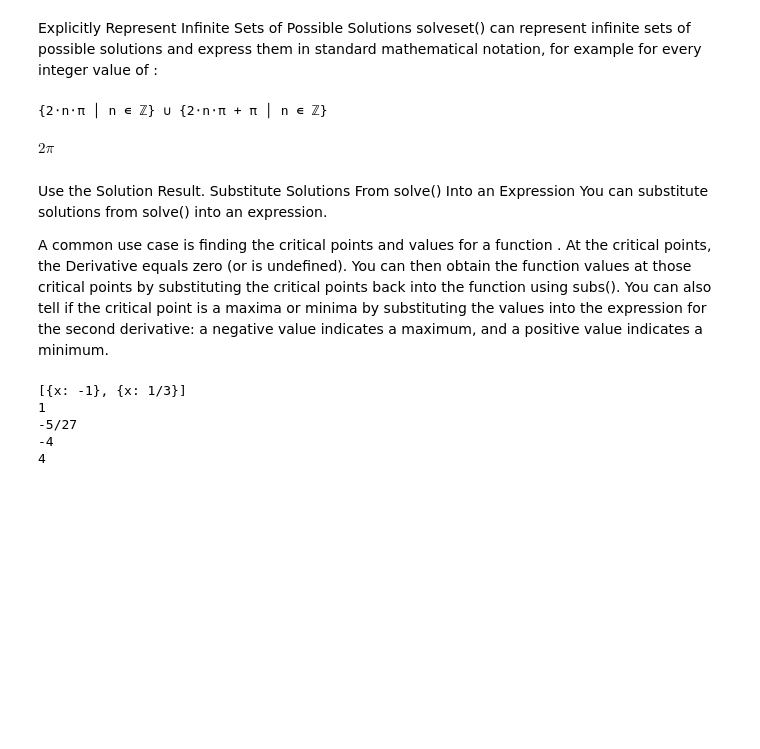
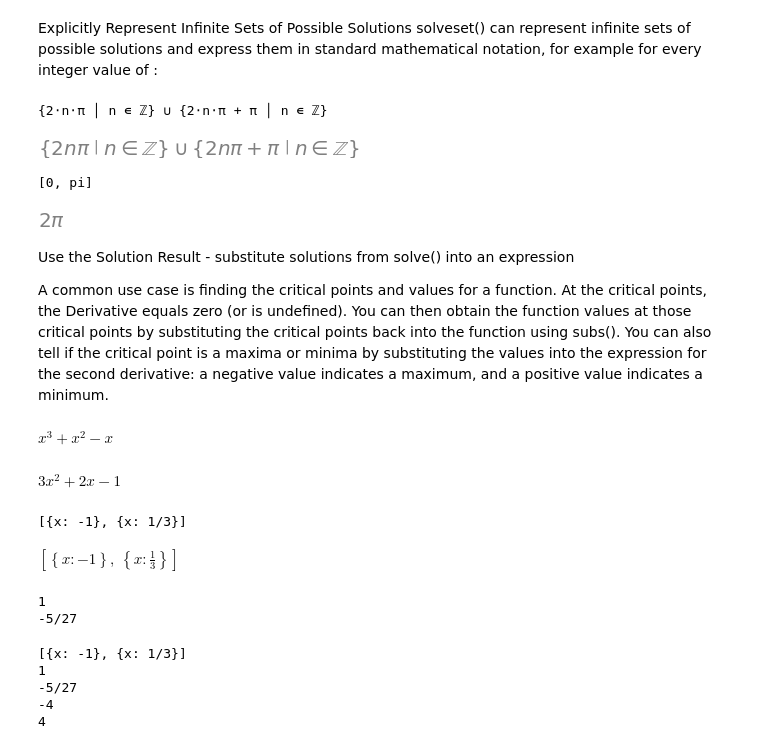
Before and after one commit to raywkhon/PyAstro, a Jupyter notebook: SymPy1.ipynb, the cells around one changed output. Saved outputs shown, nothing was run; the diff lists cells and outputs as text; code cells hidden in the pictures; blank space fills up the shorter version.

```diff
--- a/SymPy1.ipynb
+++ b/SymPy1.ipynb
@@ -88,13 +131,14 @@ $\displaystyle \emptyset$
 Explicitly Represent Infinite Sets of Possible Solutions
 solveset() can represent infinite sets of possible solutions and express them in standard mathematical notation, for example  for every integer value of :
 # %%
-
 from sympy import pprint, sin, solveset
 from sympy.abc import x
 solution = solveset(sin(x), x)
 pprint(solution)
+solution
 # %% [output]
 {2⋅n⋅π │ n ∊ ℤ} ∪ {2⋅n⋅π + π │ n ∊ ℤ}
+[figure, added]
 # %%
 
 # However, solve() will return only a finite number of solutions: solve() tries to return just enough solutions so that all (infinitely many) solutions can generated from the returned solutions by adding integer multiples of the periodicity() of the equation
@@ -103,15 +147,41 @@ from sympy import sin, solve
 from sympy.calculus.util import periodicity
 from sympy.abc import x
 f = sin(x)
-solve(f, x)
+print(solve(f, x))
 periodicity(f, x)
 # %% [output]
-$\displaystyle 2 \pi$
+[0, pi]
+[figure, added]
 # %% [markdown]
-Use the Solution Result. Substitute Solutions From solve() Into an Expression
-You can substitute solutions from solve() into an expression.
+Use the Solution Result - substitute solutions from solve() into an expression
 
-A common use case is finding the critical points and values for a function . At the critical points, the Derivative equals zero (or is undefined). You can then obtain the function values at those critical points by substituting the critical points back into the function using subs(). You can also tell if the critical point is a maxima or minima by substituting the values into the expression for the second derivative: a negative value indicates a maximum, and a positive value indicates a minimum.
+A common use case is finding the critical points and values for a function. At the critical points, the Derivative equals zero (or is undefined). You can then obtain the function values at those critical points by substituting the critical points back into the function using subs(). You can also tell if the critical point is a maxima or minima by substituting the values into the expression for the second derivative: a negative value indicates a maximum, and a positive value indicates a minimum.
+# %%
+from sympy.abc import x
+from sympy import solve, diff
+f = x**3 + x**2 - x
+f
+# %% [output]
+$\displaystyle x^{3} + x^{2} - x$
+# %%
+derivative = diff(f, x)
+derivative
+# %% [output]
+$\displaystyle 3 x^{2} + 2 x - 1$
+# %%
+critical_points = solve(derivative, x, dict=True)
+print(critical_points)
+critical_points
+# %% [output]
+[{x: -1}, {x: 1/3}]
+$\displaystyle \left[ \left\{ x : -1\right\}, \  \left\{ x : \frac{1}{3}\right\}\right]$
+# %%
+point1, point2 = critical_points
+print(f.subs(point1))
+print(f.subs(point2))
+# %% [output]
+1
+-5/27
 # %%
 from sympy.abc import x
 from sympy import solve, diff
```
Also changed, not shown: parts of 33 cells of this notebook, 8 other files.
